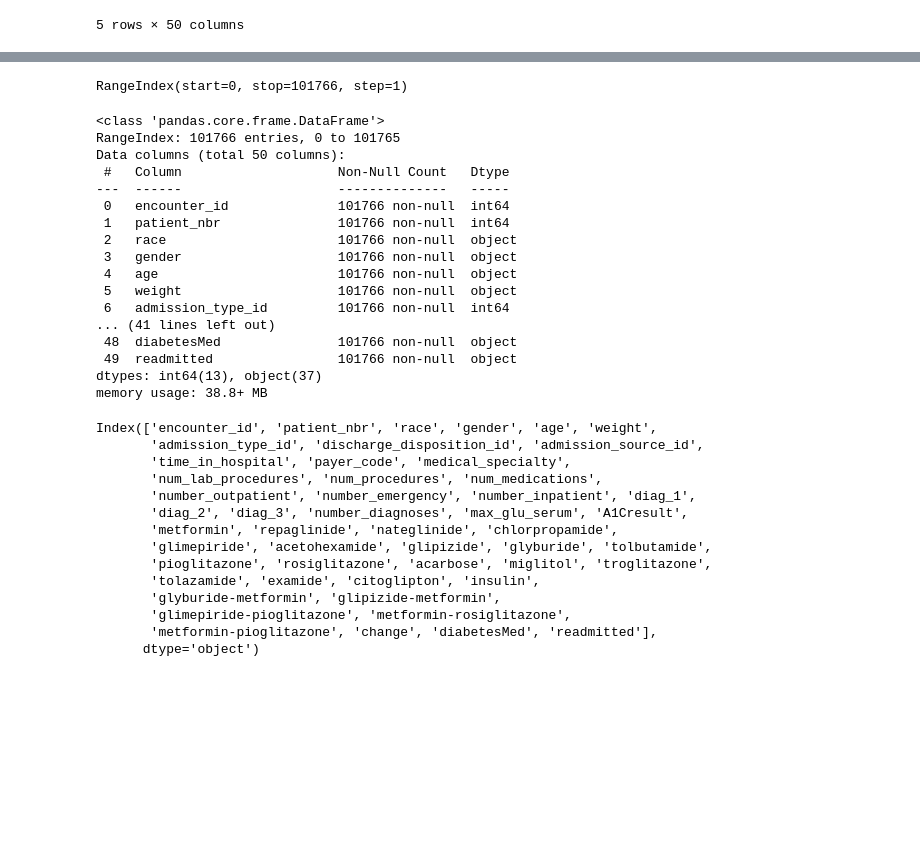
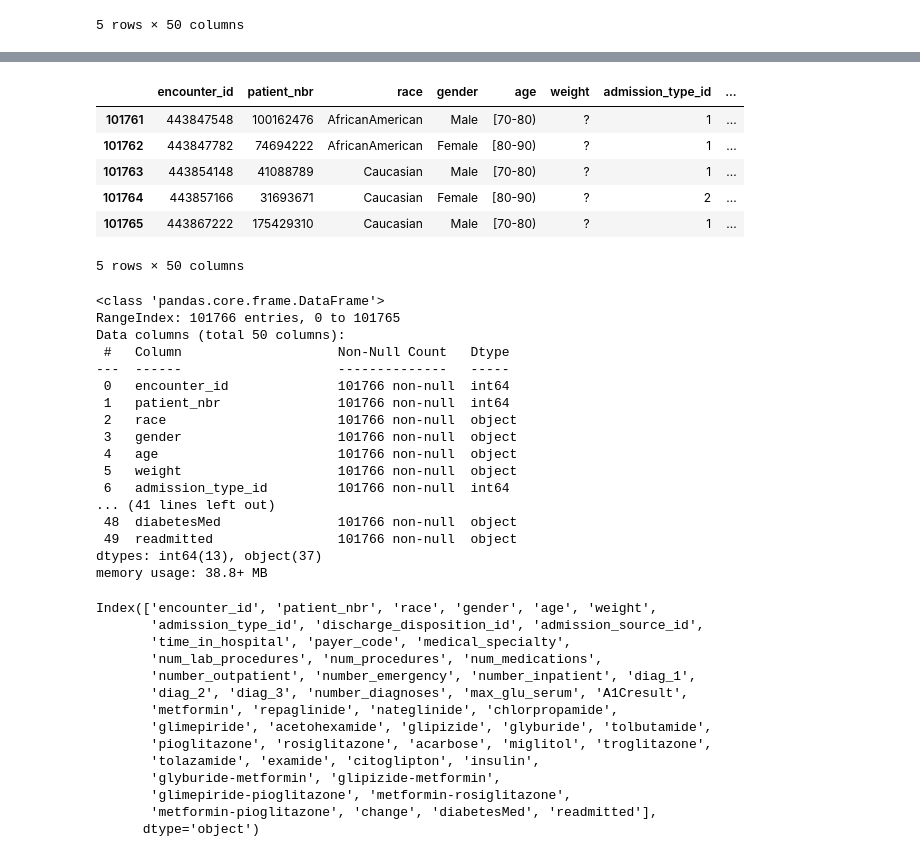
Before and after one commit to lophiraalata/data-analytics-micro-credential, a Jupyter notebook: IH_Unit4_MiniProject.ipynb, the cells around one changed output, grey strips where cells are left out. Drawn from its saved outputs; the diff is of its cells as text; code cells hidden in the pictures; blank space fills up the shorter version.

```diff
--- a/IH_Unit4_MiniProject.ipynb
+++ b/IH_Unit4_MiniProject.ipynb
@@ -103,27 +86,40 @@ diabetes.tail(10)
-# %%
-diabetes.index
-# %% [output]
-RangeIndex(start=0, stop=101766, step=1)
-# %%
-diabetes.info()
-# %% [output]
-<class 'pandas.core.frame.DataFrame'>
-RangeIndex: 101766 entries, 0 to 101765
-Data columns (total 50 columns):
- #   Column                    Non-Null Count   Dtype
----  ------                    --------------   -----
- 0   encounter_id              101766 non-null  int64
- 1   patient_nbr               101766 non-null  int64
- 2   race                      101766 non-null  object
- 3   gender                    101766 non-null  object
- 4   age                       101766 non-null  object
- 5   weight                    101766 non-null  object
- 6   admission_type_id         101766 non-null  int64
-... (41 lines left out)
- 48  diabetesMed               101766 non-null  object
- 49  readmitted                101766 non-null  object
-dtypes: int64(13), object(37)
-memory usage: 38.8+ MB
+# %%
+# We noticed that the 'weight' column is missing data, represented by '?'
+# A reason for this might be that surveyed patients rarely provided weight info when requested
+# Our target should be the 'readmitted' column
+# We can use our models to
+
+diabetes.tail()
+# %% [output]
+|  | encounter_id | patient_nbr | race | gender | age | weight | admission_type_id | ... |
+| 101761 | 443847548 | 100162476 | AfricanAmerican | Male | [70-80) | ? | 1 | ... |
+| 101762 | 443847782 | 74694222 | AfricanAmerican | Female | [80-90) | ? | 1 | ... |
+| 101763 | 443854148 | 41088789 | Caucasian | Male | [70-80) | ? | 1 | ... |
+| 101764 | 443857166 | 31693671 | Caucasian | Female | [80-90) | ? | 2 | ... |
+| 101765 | 443867222 | 175429310 | Caucasian | Male | [70-80) | ? | 1 | ... |
+5 rows × 50 columns
+# %%
+# Brief overview of data: there are over 100,000 entries
+
+diabetes.info()
+# %% [output]
+<class 'pandas.core.frame.DataFrame'>
+RangeIndex: 101766 entries, 0 to 101765
+Data columns (total 50 columns):
+ #   Column                    Non-Null Count   Dtype
+---  ------                    --------------   -----
+ 0   encounter_id              101766 non-null  int64
+ 1   patient_nbr               101766 non-null  int64
+ 2   race                      101766 non-null  object
+ 3   gender                    101766 non-null  object
+ 4   age                       101766 non-null  object
+ 5   weight                    101766 non-null  object
+ 6   admission_type_id         101766 non-null  int64
+... (41 lines left out)
+ 48  diabetesMed               101766 non-null  object
+ 49  readmitted                101766 non-null  object
+dtypes: int64(13), object(37)
+memory usage: 38.8+ MB
 # %%
 diabetes.columns
 # %% [output]
```
Also changed, not shown: parts of 12 cells of this notebook.
